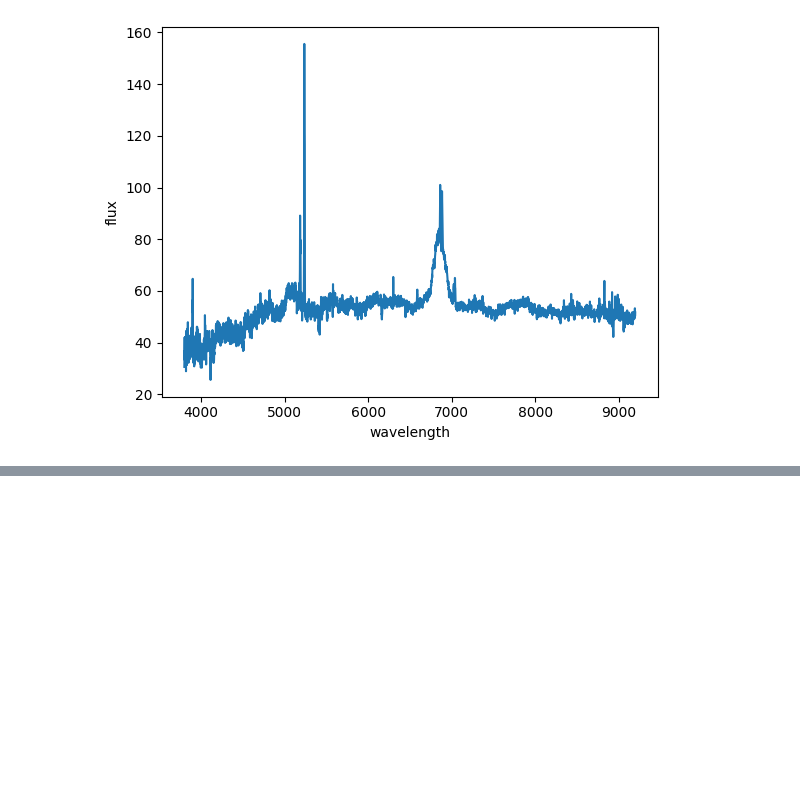
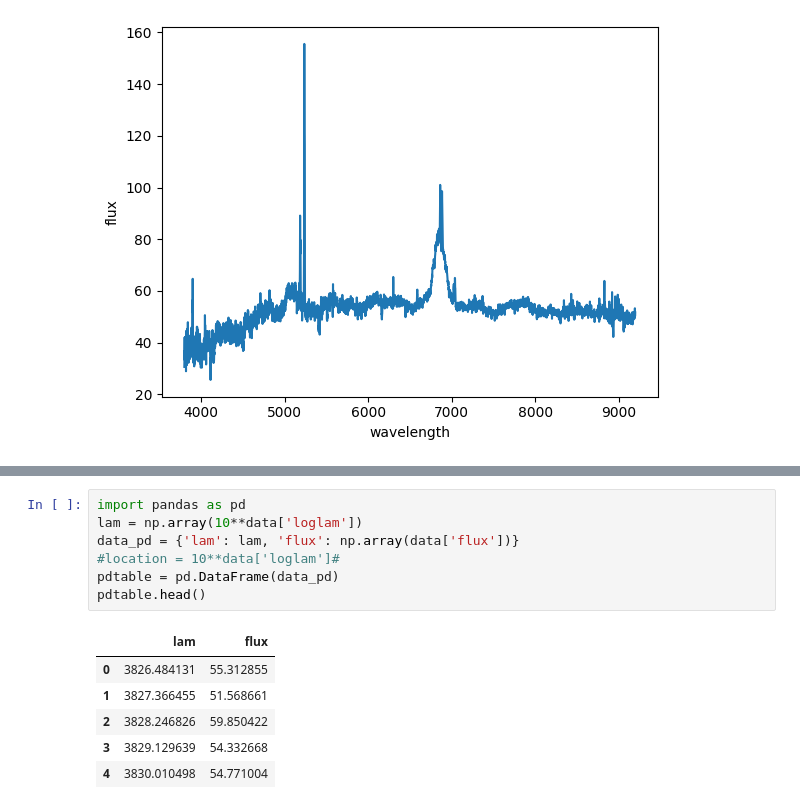
Before and after one commit to daisybissonette/spectroSLEUTH, a Jupyter notebook: testing.ipynb, the cells around one changed output, grey strips where cells are left out. Saved outputs shown, nothing was run; the diff lists cells and outputs as text; blank space fills up the shorter version.

```diff
--- a/testing.ipynb
+++ b/testing.ipynb
@@ -35,0 +81,14 @@ Text(0, 0.5, 'flux')
+# %%
+import pandas as pd
+lam = np.array(10**data['loglam'])
+data_pd = {'lam': lam, 'flux': np.array(data['flux'])}
+#location = 10**data['loglam']#
+pdtable = pd.DataFrame(data_pd)
+pdtable.head()
+# %% [output]
+|  | lam | flux |
+| 0 | 3826.484131 | 55.312855 |
+| 1 | 3827.366455 | 51.568661 |
+| 2 | 3828.246826 | 59.850422 |
+| 3 | 3829.129639 | 54.332668 |
+| 4 | 3830.010498 | 54.771004 |
```
Also changed, not shown: parts of 6 cells of this notebook.
